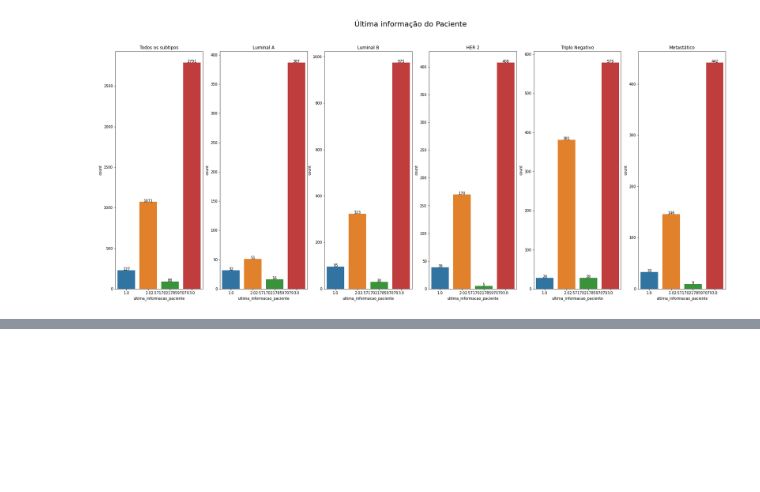
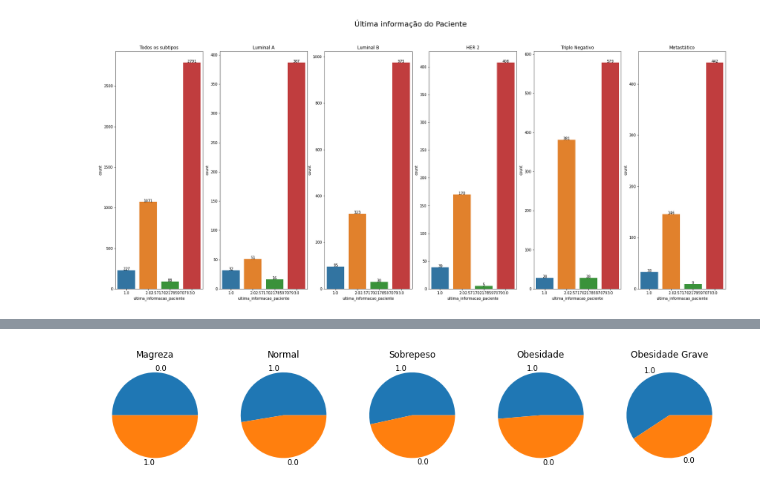
Before and after one commit to 2023M3T5-Inteli/grupo1, a Jupyter notebook: notebooks/Genesis.ipynb, the cells around one changed output, grey strips where cells are left out. Saved outputs shown, nothing was run; the diff lists cells and outputs as text; code cells hidden in the pictures; blank space fills up the shorter version.

```diff
--- a/notebooks/Genesis.ipynb
+++ b/notebooks/Genesis.ipynb
@@ -94,7 +94,7 @@ for i in range(0, len(lista_replace)):
 np.random.seed(73)
 
 lista = [
-    ["Sexo", 0, 1], ['Por quanto tempo amamentou?',0, 100],['Idade da primeira mentruação'],['ultima_informacao_paciente'],
+    ["Sexo", 0, 1], ['Por quanto tempo amamentou?',0, 100],['Idade da primeira mentruação'],['ultima_informacao_paciente', 0, 3],
     ["Escolaridade", 0, 5], ["idade_diagnostico"] , ["raca", 0, 4],
     ["ja_gravida", 0 , 1], ["consumo_alcool", 0 , 3],["gestacao_idade"],
     ["historico_cancer"],["grau_parentesco_primeiro", 0, 1],["grau_parentesco_segundo", 0, 1],
@@ -964,0 +970,38 @@ for i in grafico5.patches:
+# %%
+import matplotlib.pyplot as plt
+
+# Dividindo a figura em 1 linha e 5 colunas para os subplots
+fig, axs = plt.subplots(1, 5, figsize=(15, 5))
+
+# Definindo os dados e rótulos para cada faixa de IMC
+magreza = merged_df.query("primeiro_IMC < 18.5")
+normal = merged_df.query("primeiro_IMC < 24.9 and primeiro_IMC > 18.5")
+sobrepeso = merged_df.query("primeiro_IMC < 29.9 and primeiro_IMC > 24.9")
+obesidade = merged_df.query("primeiro_IMC < 39.9 and primeiro_IMC > 29.9")
+obesidade_grave = merged_df.query("primeiro_IMC > 39.9")
+
+counts = magreza['tratamento'].value_counts()
+counts2 = normal['tratamento'].value_counts()
+counts3 = sobrepeso['tratamento'].value_counts()
+counts4 = obesidade['tratamento'].value_counts()
+counts5 = obesidade_grave['tratamento'].value_counts()
+
+# Plotando os gráficos de pizza em cada subplot
+axs[0].pie(counts, labels=counts.index)
+axs[0].set_title('Magreza')
+
+axs[1].pie(counts2, labels=counts2.index)
+axs[1].set_title('Normal')
+
+axs[2].pie(counts3, labels=counts3.index)
+axs[2].set_title('Sobrepeso')
+
+axs[3].pie(counts4, labels=counts4.index)
+axs[3].set_title('Obesidade')
+
+axs[4].pie(counts5, labels=counts5.index)
+axs[4].set_title('Obesidade Grave')
+
+plt.show()
+# %% [output]
+[figure, added]
```
Also changed, not shown: parts of 10 cells of this notebook.
